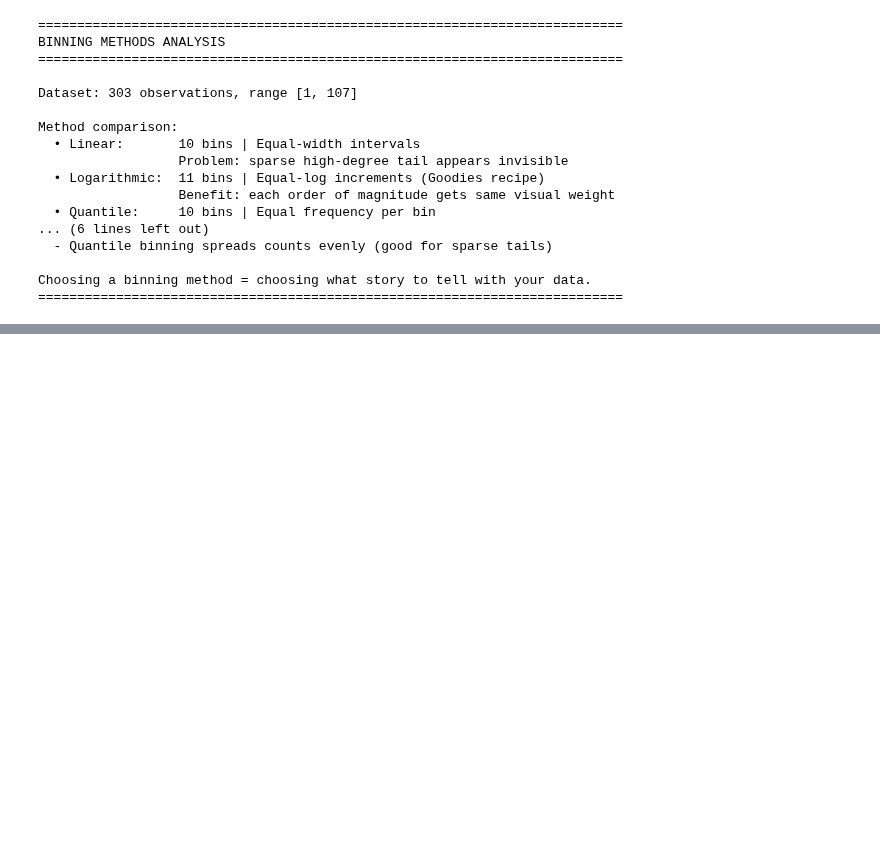
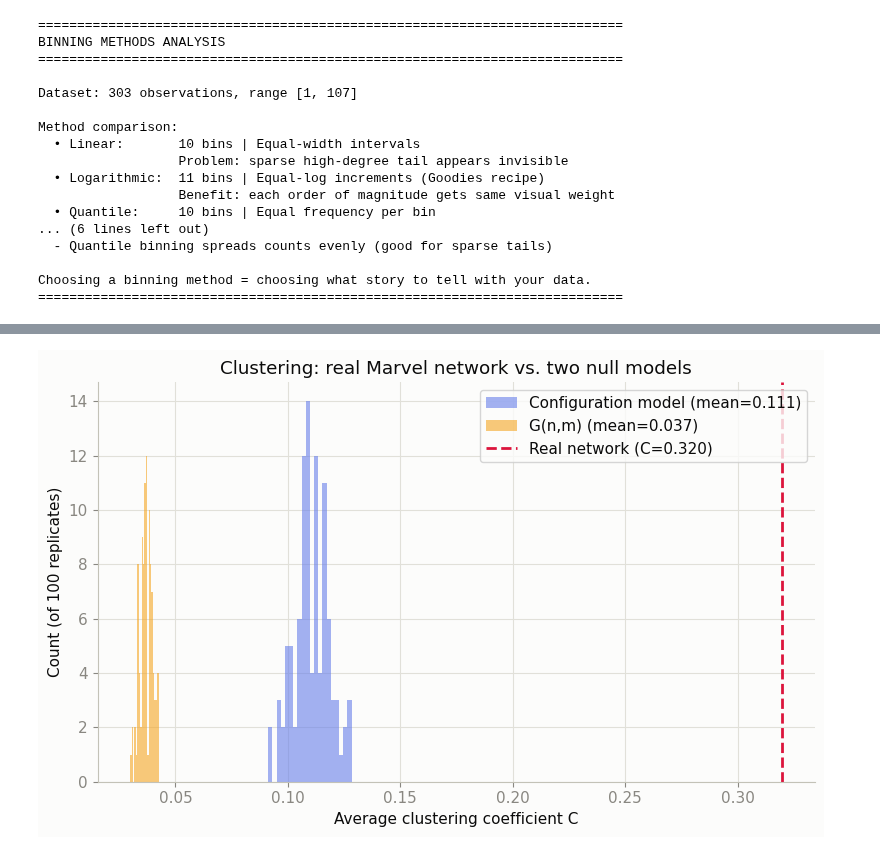
Before and after one commit to kaykay-ng/legendary-sniffle, a Jupyter notebook: notebooks/analysis.ipynb, the cells around one changed output, grey strips where cells are left out. Saved outputs shown, nothing was run; the diff lists cells and outputs as text; code cells hidden in the pictures; blank space fills up the shorter version.

```diff
--- a/notebooks/analysis.ipynb
+++ b/notebooks/analysis.ipynb
@@ -652,0 +941,15 @@ Choosing a binning method = choosing what story to tell with your data.
+# %%
+z_config_T = (T_real - config_T.mean()) / config_T.std()
+z_swap_T = (T_real - swap_T.mean()) / swap_T.std()
+
+print("Transitivity")
+print(f"  Real:                T = {T_real:.4f}")
+print(f"  Configuration model: mean={config_T.mean():.4f} std={config_T.std():.4f}  z={z_config_T:.2f}")
+print(f"  Double-edge swap:    mean={swap_T.mean():.4f} std={swap_T.std():.4f}  z={z_swap_T:.2f}")
+print(f"  G(n,m):              mean={gnm_T.mean():.4f} std={gnm_T.std():.4f}")
+print()
+print("Isolated nodes (giant component has 0 by construction)")
+print(f"  Real:                {isolates_real}")
+print(f"  Configuration model: mean={config_isolates.mean():.3f} std={config_isolates.std():.3f}")
+print(f"  Double-edge swap:    mean={swap_isolates.mean():.3f} std={swap_isolates.std():.3f}")
+print(f"  G(n,m):              mean={gnm_isolates.mean():.3f} std={gnm_isolates.std():.3f}")
@@ -652,0 +1014,81 @@ Choosing a binning method = choosing what story to tell with your data.
+# %%
+import json as _json
+
+# Re-render the three figures at export resolution
+fig, ax = plt.subplots(figsize=(8, 5))
+ax.hist(config_C, bins=20, alpha=0.6, color='#667eea', label=f'Configuration model (mean={config_C.mean():.3f})')
+ax.hist(gnm_C, bins=20, alpha=0.6, color='#f5a623', label=f'G(n,m) (mean={gnm_C.mean():.3f})')
+ax.axvline(C_real, color='crimson', linewidth=2, linestyle='--', label=f'Real network (C={C_real:.3f})')
+ax.set_xlabel('Average clustering coefficient C')
+ax.set_ylabel('Count (of 100 replicates)')
+ax.set_title('Clustering: real Marvel network vs. two null models')
+ax.legend()
+plt.tight_layout()
+plt.savefig(f'{IMG_DIR}/ex28_config_vs_gnm_clustering.png', dpi=150, bbox_inches='tight')
+plt.show()
+
+fig, axes = plt.subplots(1, 2, figsize=(13, 5))
+axes[0].hist(config_C, bins=20, alpha=0.6, color='#667eea', label=f'Configuration model (mean={config_C.mean():.3f})')
+axes[0].hist(swap_C, bins=20, alpha=0.6, color='#2ecc71', label=f'Double-edge swap (mean={swap_C.mean():.3f})')
+axes[0].axvline(C_real, color='crimson', linewidth=2, linestyle='--', label=f'Real network (C={C_real:.3f})')
+axes[0].set_xlabel('Average clustering coefficient C')
+axes[0].set_ylabel('Count (of 100 replicates)')
+axes[0].set_title('Same null, two roads: config model vs. edge swaps')
+axes[0].legend(fontsize=8)
+axes[1].scatter(orig_degs, avg_lost, s=14, alpha=0.6, color='#667eea')
+axes[1].set_xlabel('Node degree in the real network')
+axes[1].set_ylabel('Avg. edges lost to cleanup (of 100 trials)')
+axes[1].set_title(f'Who loses links in the config-model cleanup? (r={corr:.2f})')
+plt.tight_layout()
+plt.savefig(f'{IMG_DIR}/ex28_config_vs_swap_clustering.png', dpi=150, bbox_inches='tight')
+plt.show()
+
+fig, ax = plt.subplots(figsize=(8, 5))
+ax.hist(config_T, bins=20, alpha=0.6, color='#667eea', label=f'Configuration model (mean={config_T.mean():.3f})')
+ax.hist(swap_T, bins=20, alpha=0.6, color='#2ecc71', label=f'Double-edge swap (mean={swap_T.mean():.3f})')
+ax.axvline(T_real, color='crimson', linewidth=2, linestyle='--', label=f'Real network (T={T_real:.3f})')
+ax.set_xlabel('Transitivity T')
+ax.set_ylabel('Count (of 100 replicates)')
+ax.set_title('Transitivity: real Marvel network vs. degree-preserving nulls')
+ax.legend()
+plt.tight_layout()
+plt.savefig(f'{IMG_DIR}/ex28_transitivity.png', dpi=150, bbox_inches='tight')
+plt.show()
+
+ex28_stats = {
+    'n_giant': n_gc, 'm_giant': m_gc,
+    'C_real': C_real, 'T_real': T_real, 'isolates_real': isolates_real,
+    'config_model': {
+        'C_mean': config_C.mean(), 'C_std': config_C.std(), 'z_C': z_config, 'p_C': p_config,
+        'T_mean': config_T.mean(), 'T_std': config_T.std(), 'z_T': z_config_T,
+        'isolates_mean': config_isolates.mean(),
+        'edges_lost_mean': config_edges_lost.mean(),
+        'edges_lost_pct': 100 * config_edges_lost.mean() / m_gc,
+        'degree_lost_correlation': corr,
+    },
+    'gnm': {
+        'C_mean': gnm_C.mean(), 'C_std': gnm_C.std(), 'z_C': z_gnm, 'p_C': p_gnm,
+        'T_mean': gnm_T.mean(), 'T_std': gnm_T.std(),
+        'isolates_mean': gnm_isolates.mean(),
+    },
+    'double_edge_swap': {
+        'C_mean': swap_C.mean(), 'C_std': swap_C.std(), 'z_C': z_swap, 'p_C': p_swap,
+        'T_mean': swap_T.mean(), 'T_std': swap_T.std(), 'z_T': z_swap_T,
+        'isolates_mean': swap_isolates.mean(),
+        'degree_sequence_preserved': bool(all(deg_seq_preserved)),
+    },
+    'top5_hub_edge_loss': [
+        {'character': name_map.get(giant_node_list[i], giant_node_list[i]),
+         'degree': int(Ggc.degree(giant_node_list[i])),
+         'avg_edges_lost': float(avg_lost[i])}
+        for i in top5
+    ],
+}
+
+with open('../docs/data/exercise_2_8_stats.json', 'w') as f:
+    _json.dump(ex28_stats, f, indent=2, default=float)
+
+print("Saved ex28_stats to ../docs/data/exercise_2_8_stats.json")
+print(_json.dumps(ex28_stats, indent=2, default=float))
+# %% [output]
+[figure, added]
```
Also changed, not shown: parts of 27 cells of this notebook, 14 other files.
